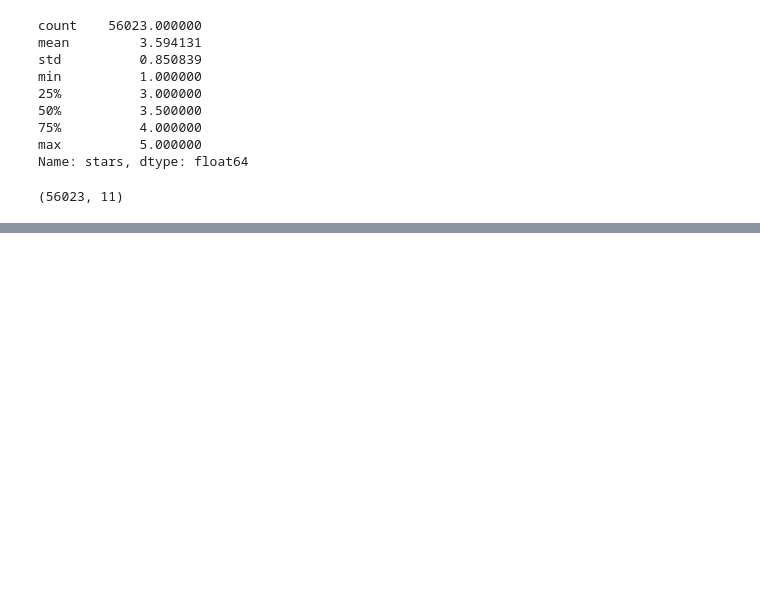
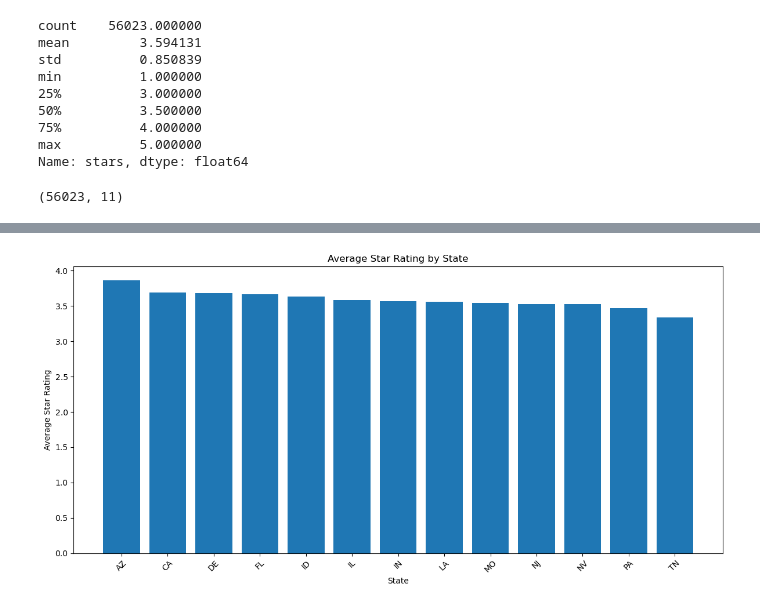
Before and after one commit to HongyuMu/Restaurant-Recommendation-Engine, a Jupyter notebook: Data Related/Yelp_Data.ipynb, the cells around one changed output, grey strips where cells are left out. Cells and saved outputs as stored; diff of their text form; code cells hidden in the pictures; blank space fills up the shorter version.

```diff
--- a/Data Related/Yelp_Data.ipynb
+++ b/Data Related/Yelp_Data.ipynb
@@ -177,0 +186,16 @@ df_cleaned.head()
+# %%
+df_cleaned = df_cleaned[~df_cleaned['state'].isin(['NC', 'MT', 'SD'])]
+# %%
+# Average rating by state
+avg_rate = df_cleaned.groupby('state')['stars'].mean().reset_index(name = 'average_stars')
+
+plt.figure(figsize=(12, 6))
+plt.bar(avg_rate['state'], avg_rate['average_stars'].sort_values(ascending =False))
+plt.title('Average Star Rating by State')
+plt.xlabel('State')
+plt.ylabel('Average Star Rating')
+plt.xticks(rotation=45)
+plt.tight_layout()
+plt.show()
+# %% [output]
+[figure, added]
```
Also changed, not shown: parts of 5 cells of this notebook.
